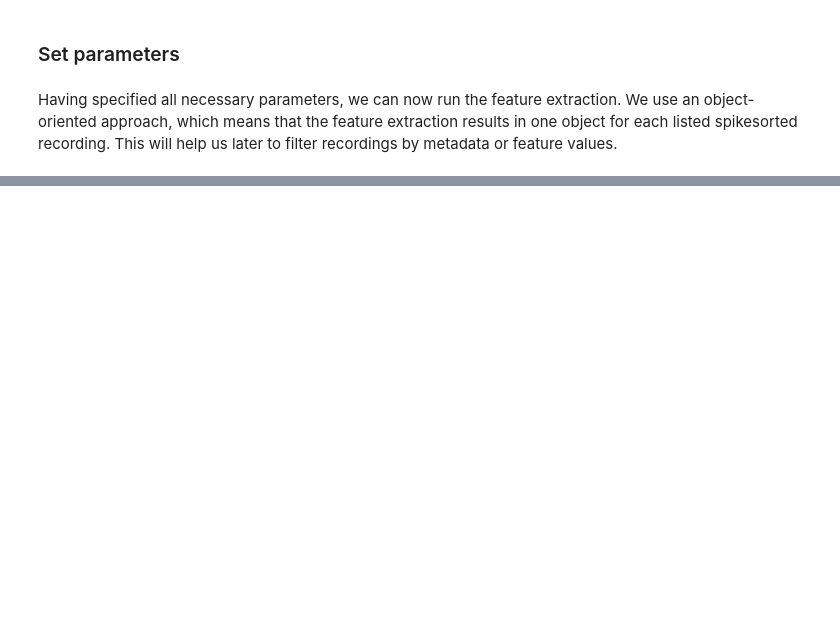
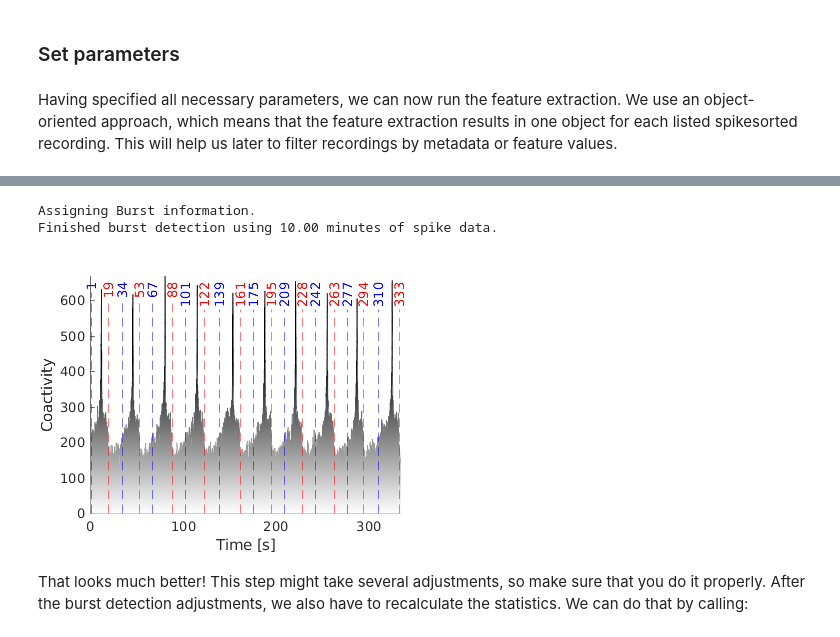
Before and after one commit to hornauerp/EphysDopa, a Jupyter notebook: Notebooks/feature_extraction.ipynb, the cells around one changed output, grey strips where cells are left out. Cells and saved outputs as stored; diff of their text form; code cells hidden in the pictures; blank space fills up the shorter version.

```diff
--- a/Notebooks/feature_extraction.ipynb
+++ b/Notebooks/feature_extraction.ipynb
@@ -33,0 +81,11 @@ In WholeNetwork (line 82)
+# %%
+nw.Params.Bursts.ISI_N = 1; %Reduced from 1.5
+nw.getBurstTimes;
+figure;nw.plotCoactivity(params.Bursts.binning, burst_ids);
+# %% [output]
+Assigning Burst information.
+Finished burst detection using 10.00 minutes of spike data.
+[figure, added]
+# %% [markdown]
+That looks much better! This step might take several adjustments, so make sure that you do it properly.
+After the burst detection adjustments, we also have to recalculate the statistics. We can do that by calling:
```
Also changed, not shown: parts of 31 cells of this notebook, 2 other files.
